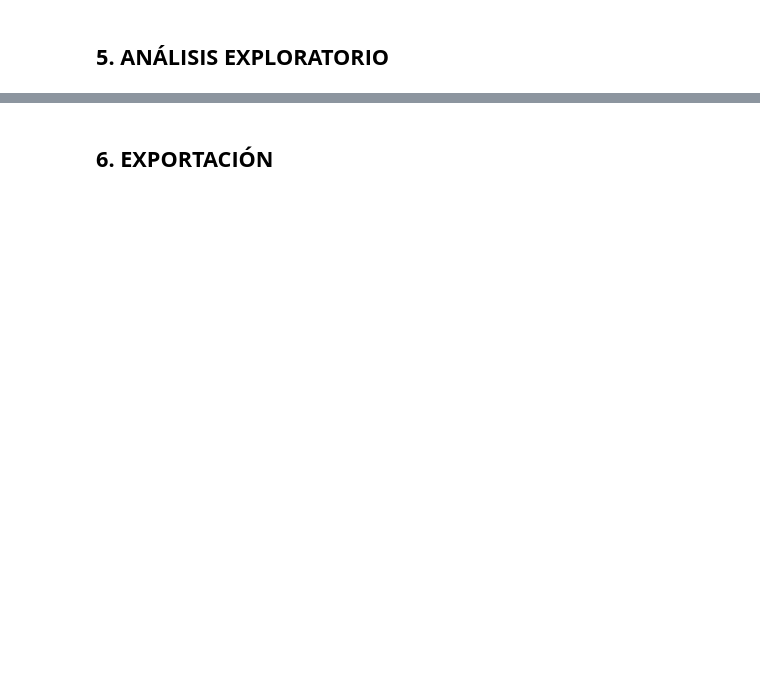
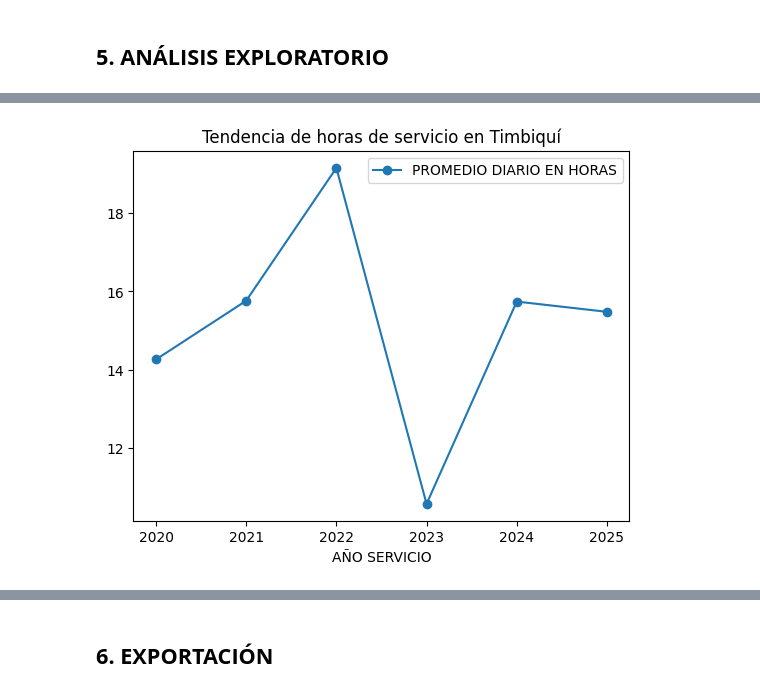
Before and after one commit to Angelthebestone/ANALIS-ZNI, a Jupyter notebook: NOTEBOOKS/ANALISIS ZNI.ipynb, the cells around one changed output, grey strips where cells are left out. Drawn from its saved outputs; the diff is of its cells as text; code cells hidden in the pictures; blank space fills up the shorter version.

```diff
--- a/NOTEBOOKS/ANALISIS ZNI.ipynb
+++ b/NOTEBOOKS/ANALISIS ZNI.ipynb
@@ -333,0 +389,13 @@ df_ICEE_final.insert(3, 'MUNICIPIO', POP_MUNICIPIOS)
+# %%
+df_anual = (
+    df_ZNI_limpio
+    .groupby(['ID MUNICIPIO', 'MUNICIPIO', 'DEPARTAMENTO', 'AÑO SERVICIO'])
+    .agg({'PROMEDIO DIARIO EN HORAS': 'mean','ENERGÍA ACTIVA': 'sum','ENERGÍA REACTIVA': 'sum'})
+    .reset_index()
+    )
+
+df_anual['POTENCIA APARENTE'] = round(np.sqrt(df_anual['ENERGÍA ACTIVA']**2 + df_anual['ENERGÍA REACTIVA']**2), 3)
+
+df_anual['FACTOR DE POTENCIA'] = round(df_anual['ENERGÍA ACTIVA'] / df_anual['POTENCIA APARENTE'], 3)
+
+df_anual
@@ -415,0 +584,4 @@ dtype: int64
+# %%
+df_anual[df_anual['MUNICIPIO'] == 'NUQUÍ'].plot(x='AÑO SERVICIO', y='PROMEDIO DIARIO EN HORAS', kind='line', marker='o', title='Tendencia de horas de servicio en Timbiquí');
+# %% [output]
+[figure, added]
```
Also changed, not shown: parts of 63 cells of this notebook, 1 other file.
